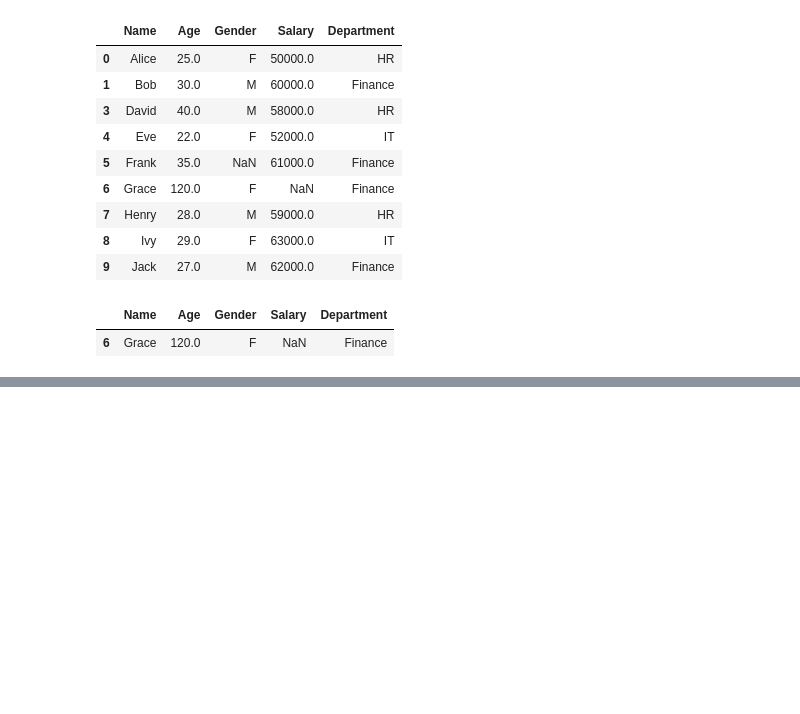
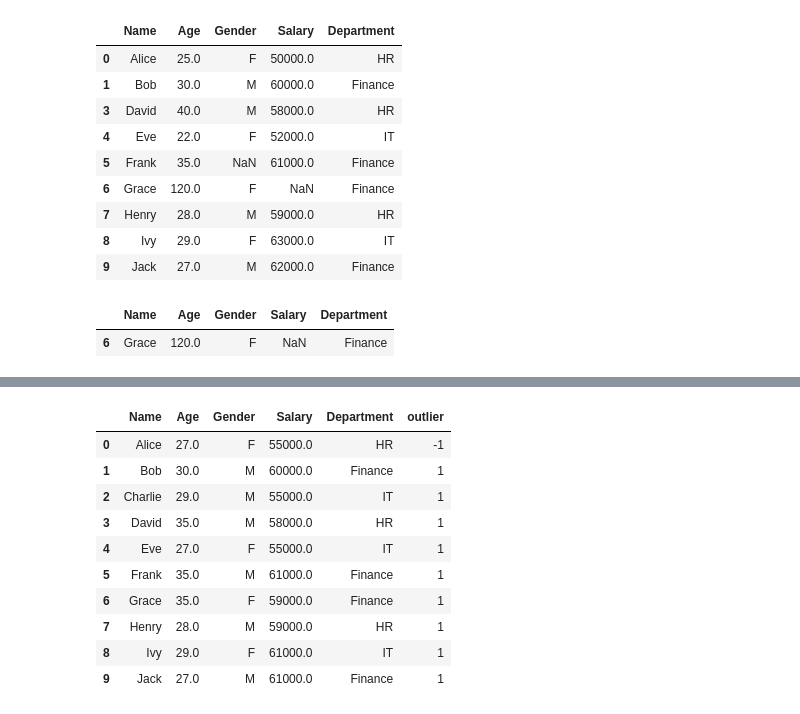
Before and after one commit to gunavathibaskaran170/AI-project-, a Jupyter notebook: Handling_Missing_values.ipynb, the cells around one changed output, grey strips where cells are left out. Drawn from its saved outputs; the diff is of its cells as text; code cells hidden in the pictures; blank space fills up the shorter version.

```diff
--- a/Handling_Missing_values.ipynb
+++ b/Handling_Missing_values.ipynb
@@ -229,0 +269,27 @@ df[df['outlier_col']==-1] #after this aply the boxplot
+# %%
+from sklearn.impute import SimpleImputer
+im=SimpleImputer(strategy='most_frequent')
+imp1=SimpleImputer(strategy='median')
+df4[['Age','Salary']]=imp1.fit_transform(df4[['Age','Salary']])
+df4[['Gender']]=im.fit_transform(df4[['Gender']])
+# %%
+from scipy.stats.mstats import winsorize
+df4['Age']=winsorize(df4['Age'],limits=[0.2,0.2]) # limits[first 0.05, last 0.95]
+df4['Salary']=winsorize(df4['Salary'],limits=[0.2,0.2])
+#df4['Gender']=winsorize(df4['Gender'],limits=[0.05,0.05]) not working
+#small datset means limit should be like 0.2to start
+#large datset means limit should be lower
+df4.isnull().sum()
+df4
+# %% [output]
+|  | Name | Age | Gender | Salary | Department | outlier |
+| 0 | Alice | 27.0 | F | 55000.0 | HR | -1 |
+| 1 | Bob | 30.0 | M | 60000.0 | Finance | 1 |
+| 2 | Charlie | 29.0 | M | 55000.0 | IT | 1 |
+| 3 | David | 35.0 | M | 58000.0 | HR | 1 |
+| 4 | Eve | 27.0 | F | 55000.0 | IT | 1 |
+| 5 | Frank | 35.0 | M | 61000.0 | Finance | 1 |
+| 6 | Grace | 35.0 | F | 59000.0 | Finance | 1 |
+| 7 | Henry | 28.0 | M | 59000.0 | HR | 1 |
+| 8 | Ivy | 29.0 | F | 61000.0 | IT | 1 |
+| 9 | Jack | 27.0 | M | 61000.0 | Finance | 1 |
```
Also changed, not shown: parts of 20 cells of this notebook.
